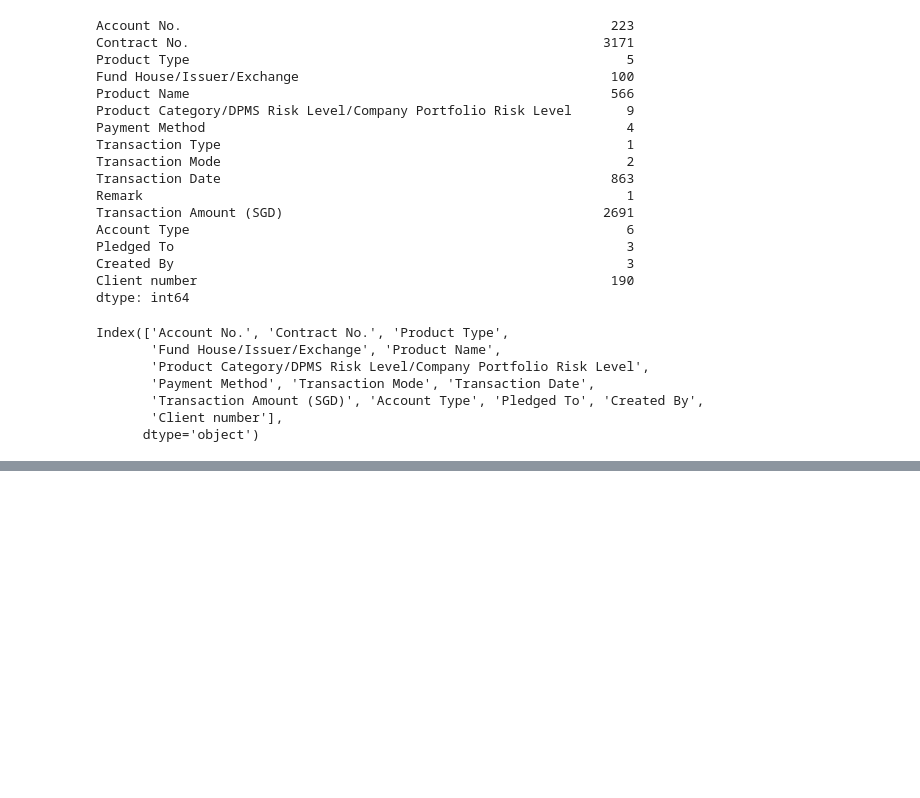
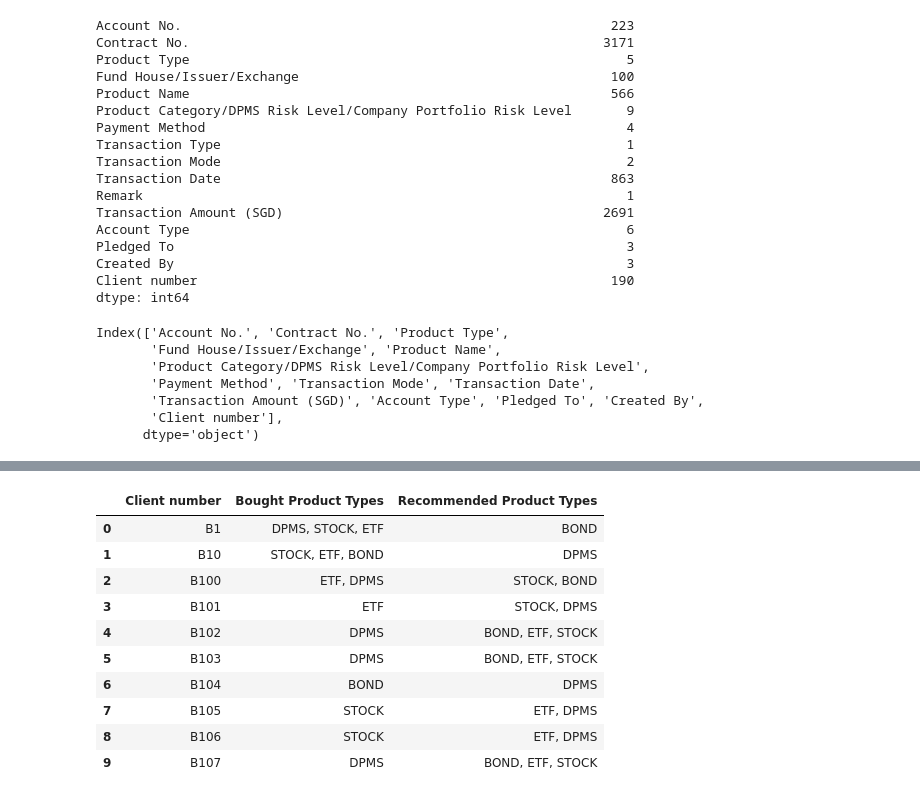
Before and after one commit to RudraSomaiya/FinPulse, a Jupyter notebook: rule-mining.ipynb, the cells around one changed output, grey strips where cells are left out. Cells and saved outputs as stored; diff of their text form; code cells hidden in the pictures; blank space fills up the shorter version.

```diff
--- a/rule-mining.ipynb
+++ b/rule-mining.ipynb
@@ -111,0 +211,45 @@ df.to_excel('cleaned_data.xlsx',index=False)
+# %%
+# Cell 6: Generate recommendations per client based on rules
+
+def recommend_for_client(client_products, rules_df, top_n=3):
+    client_products = set(client_products)
+    recommendations = []
+
+    for _, row in rules_df.iterrows():
+        antecedent = set(row['antecedents'].split(', '))
+        consequent = set(row['consequents'].split(', '))
+
+        if antecedent.issubset(client_products):
+            new_recos = consequent - client_products
+            for rec in new_recos:
+                recommendations.append((rec, row['confidence'], row['lift']))
+
+    # Sort by lift and confidence
+    recos_df = pd.DataFrame(recommendations, columns=['Product Type', 'Confidence', 'Lift'])
+    recos_df = recos_df.sort_values(by=['Lift', 'Confidence'], ascending=False).drop_duplicates('Product Type')
+    return recos_df.head(top_n)['Product Type'].tolist()
+
+# Apply for each client
+recommendations = []
+for _, row in basket.iterrows():
+    recs = recommend_for_client(row['Product Type'], rules)
+    recommendations.append({
+        'Client number': row['Client number'],
+        'Bought Product Types': ', '.join(row['Product Type']),
+        'Recommended Product Types': ', '.join(recs) if recs else 'No Recommendation'
+    })
+
+reco_df = pd.DataFrame(recommendations)
+display(reco_df.head(10))
+# %% [output]
+|  | Client number | Bought Product Types | Recommended Product Types |
+| 0 | B1 | DPMS, STOCK, ETF | BOND |
+| 1 | B10 | STOCK, ETF, BOND | DPMS |
+| 2 | B100 | ETF, DPMS | STOCK, BOND |
+| 3 | B101 | ETF | STOCK, DPMS |
+| 4 | B102 | DPMS | BOND, ETF, STOCK |
+| 5 | B103 | DPMS | BOND, ETF, STOCK |
+| 6 | B104 | BOND | DPMS |
+| 7 | B105 | STOCK | ETF, DPMS |
+| 8 | B106 | STOCK | ETF, DPMS |
+| 9 | B107 | DPMS | BOND, ETF, STOCK |
```
Also changed, not shown: parts of 7 cells of this notebook.
